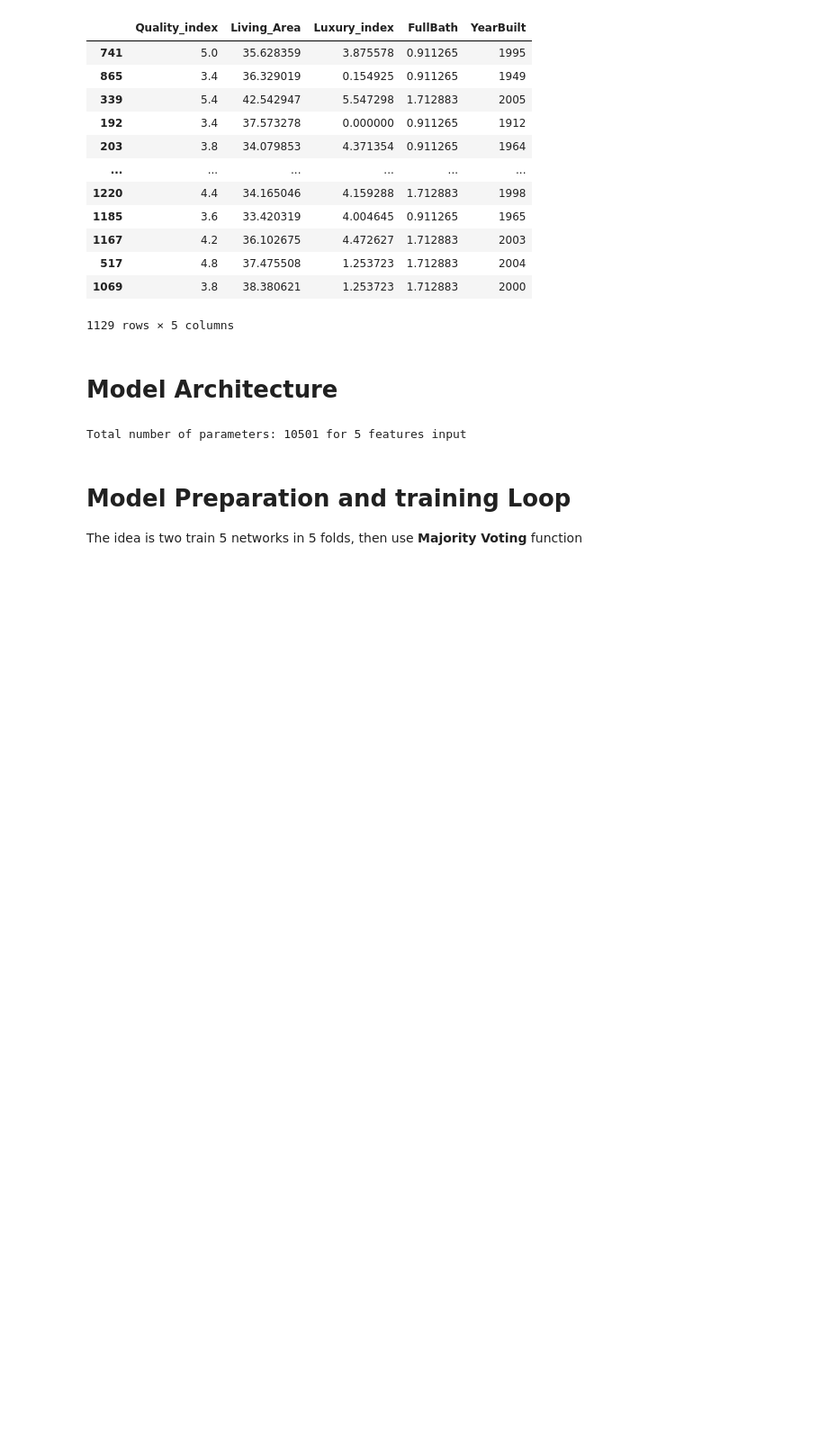
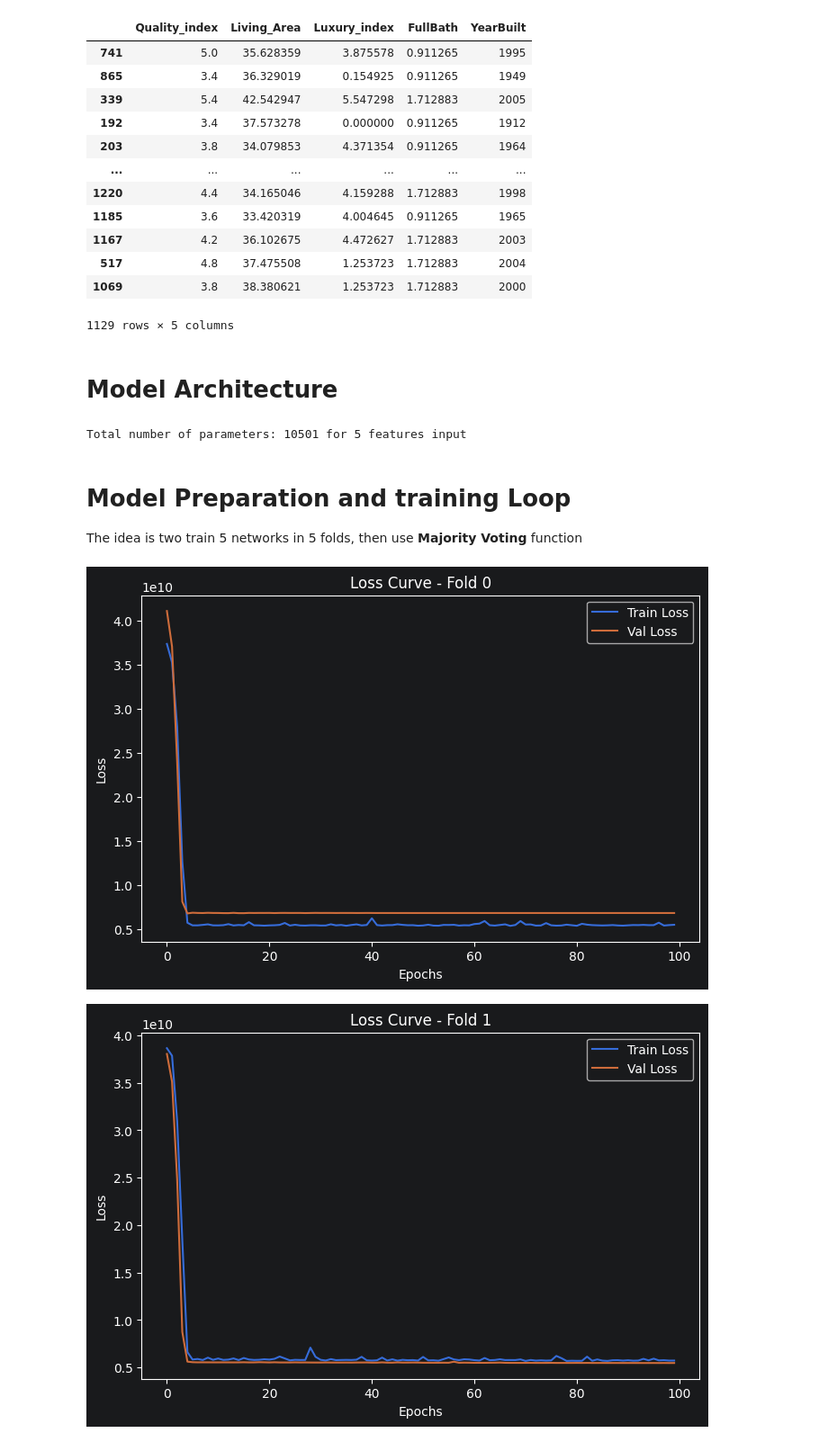
Before and after one commit to xXKeNdAmAmAsTeRXx/House_Prices_project, a Jupyter notebook: 6_Neural_Network_Approach.ipynb, the cells around one changed output. Shown at 90% size. Drawn from its saved outputs; the diff is of its cells as text; code cells hidden in the pictures; blank space fills up the shorter version.

Commit message:
fix problem with df, add 'lr' to history, add Models dir o git ignore (to not push models), run notebook

```diff
--- a/6_Neural_Network_Approach.ipynb
+++ b/6_Neural_Network_Approach.ipynb
@@ -68,11 +67,10 @@ The idea is two train 5 networks in 5 folds, then use **Majority Voting** functi
 # %%
 from matplotlib import pyplot as plt
 import os
-from sympy.combinatorics import Subset
 from sklearn.model_selection import KFold
 import torch
 from torch.optim import lr_scheduler, Adam
-from torch.utils.data import TensorDataset, DataLoader
+from torch.utils.data import TensorDataset, DataLoader, Subset
 
 # dir for models
 os.makedirs('Models', exist_ok=True)
@@ -81,8 +79,8 @@ os.makedirs('Models', exist_ok=True)
 DEVICE = torch.device('cuda' if torch.cuda.is_available() else 'cpu')
 
 # Data
-X_trainval = torch.Tensor(train_x)
-y_trainval = torch.Tensor(train_y)
+X_trainval = torch.Tensor(train_x.to_numpy())
+y_trainval = torch.Tensor(train_y.to_numpy())
 dataset = TensorDataset(X_trainval, y_trainval)
 
 # Hyperparameters
@@ -108,7 +106,7 @@ for fold, (train_index, val_index) in enumerate(folds.split(X_trainval)):
     criterion = nn.MSELoss()
 
     best_val_loss = float("inf")
-    history = {'train_loss':[], 'val_loss':[]}
+    history = {'train_loss':[], 'val_loss':[], 'lr':[]}
     model.train()
 
     for epoch in range(N_epochs):
@@ -117,7 +115,7 @@ for fold, (train_index, val_index) in enumerate(folds.split(X_trainval)):
             x, y = x.to(DEVICE), y.to(DEVICE)
 
             optimizer.zero_grad()
-            output = model(x)
+            output = model(x).ravel()
             loss = criterion(output, y)
             loss.backward()
             optimizer.step()
@@ -131,7 +129,7 @@ for fold, (train_index, val_index) in enumerate(folds.split(X_trainval)):
         with torch.no_grad():
             for x,y in val_loader:
                 x, y = x.to(DEVICE), y.to(DEVICE)
-                output = model(x)
+                output = model(x).ravel()
                 loss = criterion(output, y)
                 val_running_loss += loss.item()
 
@@ -142,30 +140,33 @@ for fold, (train_index, val_index) in enumerate(folds.split(X_trainval)):
         current_lr = optimizer.param_groups[0]['lr']
         history['train_loss'].append(avg_train_loss)
         history['val_loss'].append(avg_val_loss)
         history['lr'].append(current_lr)
 
         # Saving Best Model
         if avg_val_loss < best_val_loss:
             best_val_loss = avg_val_loss
             checkpoint = {
                 'epoch': epoch,
                 'model_state': model.state_dict(),
                 'optimizer_state': optimizer.state_dict(),
                 'scheduler_state': scheduler.state_dict(),
                 'best_val_loss': best_val_loss,
                 'history': history
             }
             PATH = os.path.join('Models', f'model_{fold}.pth')
             torch.save(checkpoint, PATH)
             #print(f"Epoch {epoch}: Model Saved with new best loss {avg_val_loss:.4f}")
 
 
     # Vizualization
     plt.figure(figsize=(8, 5))
     plt.plot(history['train_loss'], label='Train Loss')
     plt.plot(history['val_loss'], label='Val Loss')
     plt.title(f'Loss Curve - Fold {fold}')
     plt.xlabel('Epochs')
     plt.ylabel('Loss')
     plt.legend()
     plt.show()
+# %% [output]
+[figure, added]
+[figure, added]
```
Also changed, not shown: parts of 2 cells of this notebook, 1 other file.
